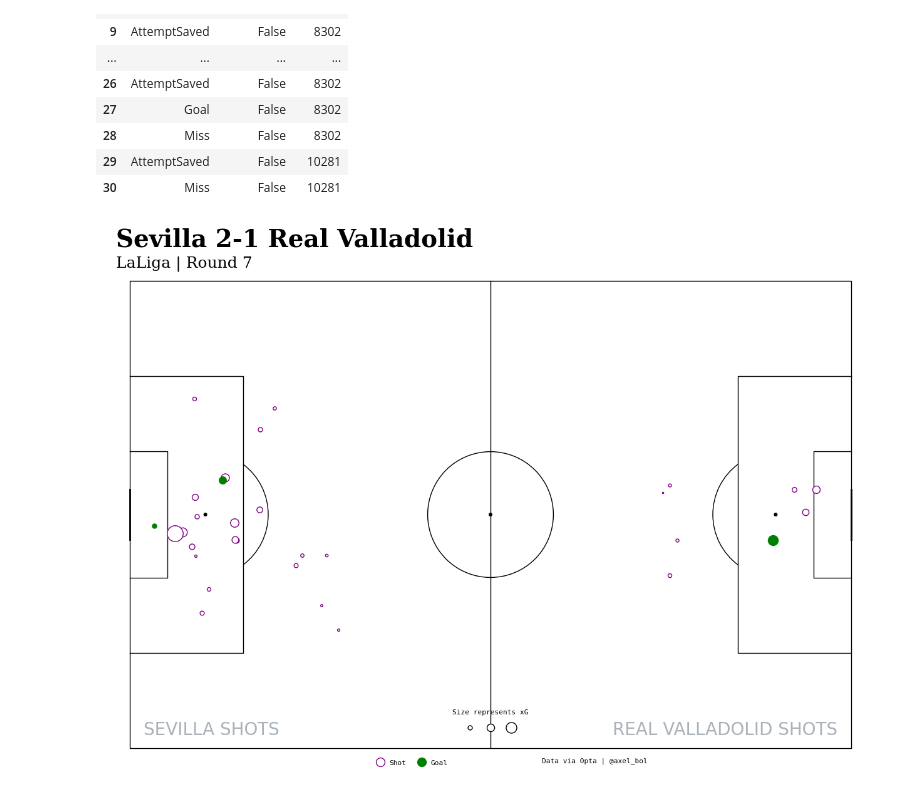
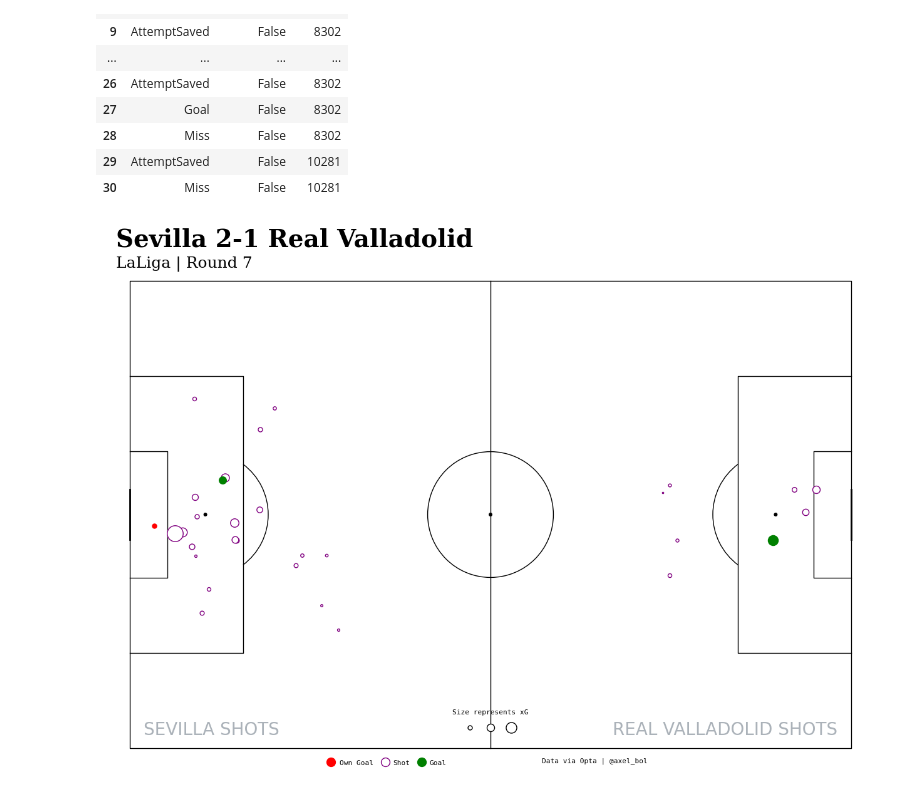
Before and after one commit to axelbol/football-analysis, a Jupyter notebook: shots_fotmob.ipynb, the cells around one changed output. Cells and saved outputs as stored; diff of their text form; code cells hidden in the pictures.

Commit message:
own goal display on the pitch

```diff
--- a/shots_fotmob.ipynb
+++ b/shots_fotmob.ipynb
@@ -296,57 +296,78 @@ for x in df_shots.to_dict(orient='records'):
     if x['teamId'] == local_team_id:
         # We want to plot the local team on right side of the pitch
         # So we need to mirror both the x and y coordinates
+        c_color = (
+            'green' if x['eventType'] == 'Goal' and str(x['isOwnGoal']) == 'False'
+            else 'red' if x['eventType'] == 'Goal' and str(x['isOwnGoal']) == 'True'
+            else 'white'
+        ),
+        ec_edge_colors = (
+            'green' if x['eventType'] == 'Goal' and str(x['isOwnGoal']) == 'False'
+            else 'red' if x['eventType'] == 'Goal' and str(x['isOwnGoal']) == 'True'
+            else 'purple'
+        )
         pitch.scatter(
             x=105-x['x'],
             y=68-x['y'],
             ax=ax,
             s=500*x['expectedGoals'],
-            ec='green' if x['eventType'] == 'Goal' else 'purple',
-            c='green' if x['eventType'] == 'Goal' else 'white',
+            ec=ec_edge_colors,
+            c=c_color,
             # alpha=1 if x['eventType'] == 'Goal' else 0.5,
             zorder=2 if x['eventType'] == 'Goal' else 1
         )
     # left side
     else:
+        c_color = (
+            'green' if x['eventType'] == 'Goal' and str(x['isOwnGoal']) == 'False'
+            else 'red' if x['eventType'] == 'Goal' and str(x['isOwnGoal']) == 'True'
+            else 'white'
+        ),
+        ec_edge_colors = (
+            'green' if x['eventType'] == 'Goal' and str(x['isOwnGoal']) == 'False'
+            else 'red' if x['eventType'] == 'Goal' and str(x['isOwnGoal']) == 'True'
+            else 'purple'
+        )
         pitch.scatter(
             x=x['x'],
             y=x['y'],
             ax=ax,
             s=500*x['expectedGoals'],
-            ec='green' if x['eventType'] == 'Goal' else 'purple',
-            c='green' if x['eventType'] == 'Goal' else 'white',
+            ec=ec_edge_colors,
+            c=c_color,
             # alpha=1 if x['eventType'] == 'Goal' else .5,
             zorder=2 if x['eventType'] == 'Goal' else 1
         )
 
 # fig.suptitle('The Strongest - Bolivar',  fontsize=15, fontweight=600)
 # plt.title('Title', x=0.1, y=1)
 # ax.set_title('División Profesional', x=0.1, y=0.95, fontsize=10, fontweight=600, color='black', loc='left')
 
 # We can also add a title directly above the text we added
 ax.text(-2, 73, plot_title, ha='left', fontsize=28, fontfamily='serif', fontweight=600, color='black')
 ax.text(-2, 70, league_title, ha='left', fontsize=18, fontfamily='serif', fontweight=100)
 
 # We can add a title above the different halves of the pitch
 ax.text(2, 2, shots_local_name, ha='left', fontsize=20, fontweight=500, color='#abb2b9')
 ax.text(103, 2, shots_away_name, ha='right', fontsize=20, fontweight=500, color='#abb2b9')
 
 # Lets also add a legend for the size of the shots in the bottom middle of the pitch
 pitch.scatter(49.5, 3, s=500*.05, ec='black', c='white', ax=ax)
 pitch.scatter(52.5, 3, s=500*.15, ec='black', c='white', ax=ax)
 pitch.scatter(55.5, 3, s=500*.3, ec='black', c='white', ax=ax)
 # We can add a label for the legend
 ax.text(52.5, 5, 'Size represents xG', ha='center', fontsize=8, fontfamily='monospace')
-
-pitch.scatter(36.5, -2, s=500*.2, ec='purple', c='white', ax=ax)
-ax.text(39, -2.4, 'Shot', ha='center', fontsize=8, fontfamily='monospace')
+# Legend
+pitch.scatter(29.3, -2, s=500*.2, ec='red', c='red', ax=ax)
+ax.text(33, -2.4, 'Own Goal', ha='center', fontsize=8, fontfamily='monospace')
+pitch.scatter(37.2, -2, s=500*.2, ec='purple', c='white', ax=ax)
+ax.text(39.5, -2.4, 'Shot', ha='center', fontsize=8, fontfamily='monospace')
 pitch.scatter(42.5, -2, s=500*.2, ec='green', c='green', ax=ax)
-ax.text(45, -2.4, 'Goal', ha='center', fontsize=8, fontfamily='monospace')
-
+ax.text(44.8, -2.4, 'Goal', ha='center', fontsize=8, fontfamily='monospace')
 # info
 ax.text(60, -2, 'Data via Opta | @axel_bol', ha='left', fontsize=8, fontfamily='monospace')
 # plt.savefig('/home/axel/Code/images/imagemedian.png', dpi=fig.dpi, bbox_inches='tight', pad_inches=0.35)
 
 plt.show()
 # %% [output]
-[figure, old version]
+[figure, new version]
```
